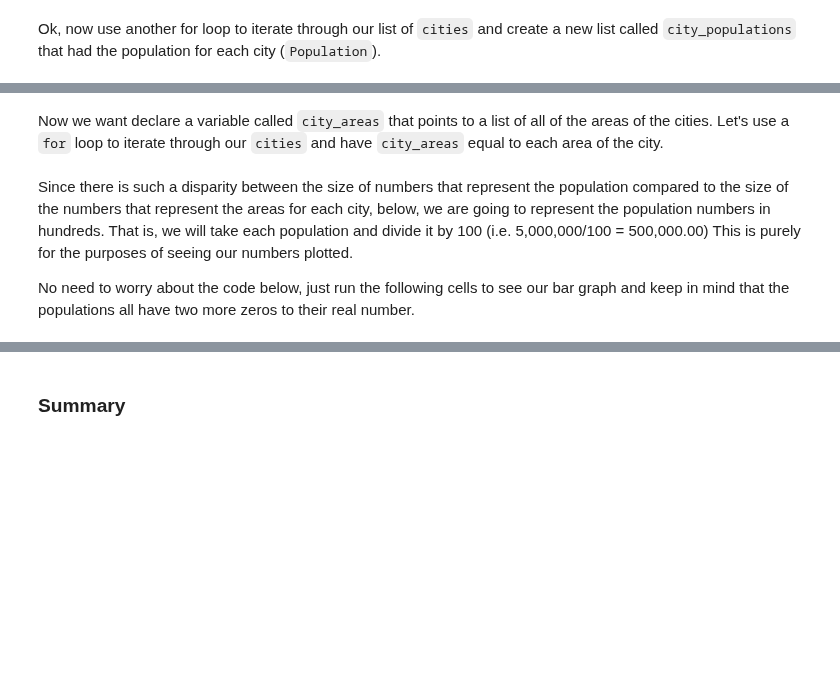
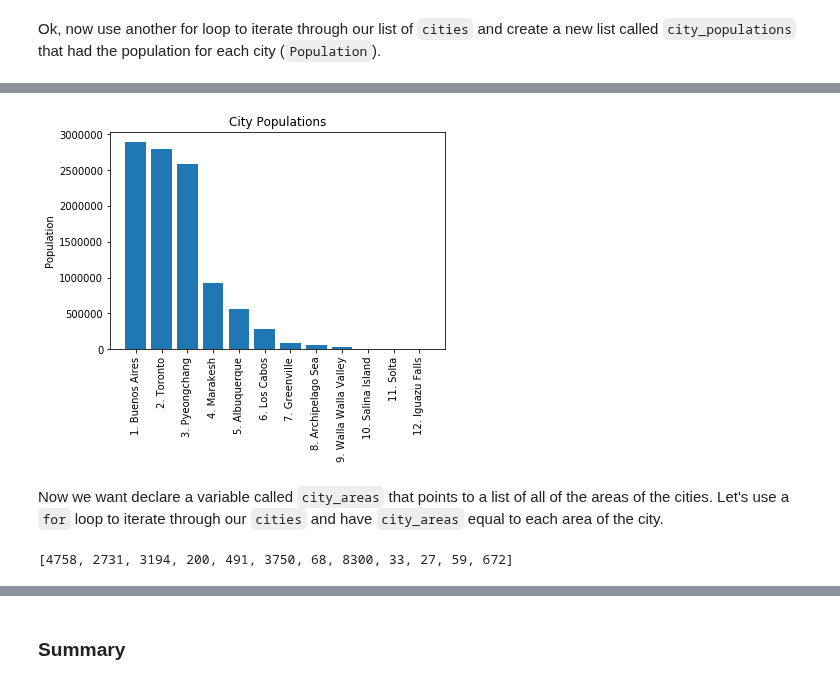
Before and after one commit to learn-co-curriculum/dsc-looping-over-collections-lab, a Jupyter notebook: index.ipynb, the cells around one changed output, grey strips where cells are left out. Drawn from its saved outputs; the diff is of its cells as text; code cells hidden in the pictures; blank space fills up the shorter version.

```diff
--- a/index.ipynb
+++ b/index.ipynb
@@ -105,5 +155,17 @@ plotly.offline.iplot([trace_populations])
+# %%
+plt.bar(names_and_ranks, city_populations)
+plt.xticks(rotation='vertical')
+plt.ylabel('Population')
+plt.title('City Populations')
+plt.show()
+# %% [output]
+[figure, added]
 # %% [markdown]
 Now we want declare a variable called `city_areas` that points to a list of all of the areas of the cities.  Let's use a `for` loop to iterate through our `cities` and have `city_areas` equal to each area of the city.
 # %%
-city_areas = [city['Area'] for city in cities]
+city_areas = []
+for city in cities:
+    city_areas.append(city['Area'])
 city_areas
+# %% [output]
+[4758, 2731, 3194, 200, 491, 3750, 68, 8300, 33, 27, 59, 672]
@@ -112,4 +171,0 @@ trace_areas = {'x': names_and_ranks, 'y': city_areas, 'text': names_and_ranks, '
-# %% [markdown]
-Since there is such a disparity between the size of numbers that represent the population compared to the size of the numbers that represent the areas for each city, below, we are going to represent the population numbers in hundreds. That is, we will take each population and divide it by 100 (i.e. 5,000,000/100 = 500,000.00) This is purely for the purposes of seeing our numbers plotted.
-
-No need to worry about the code below, just run the following cells to see our bar graph and keep in mind that the populations all have two more zeros to their real number.
```
Also changed, not shown: parts of 19 cells of this notebook, 6 other files.
